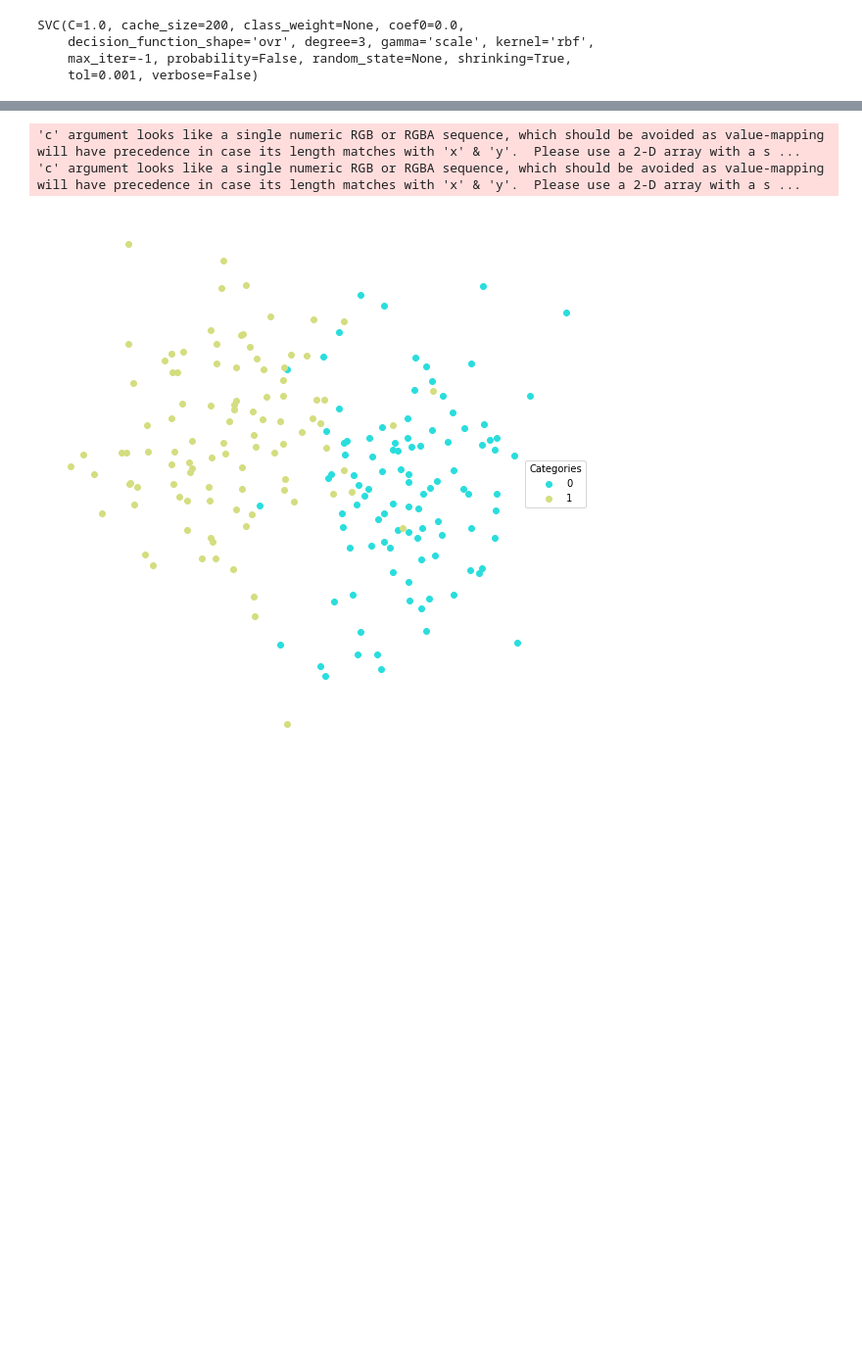
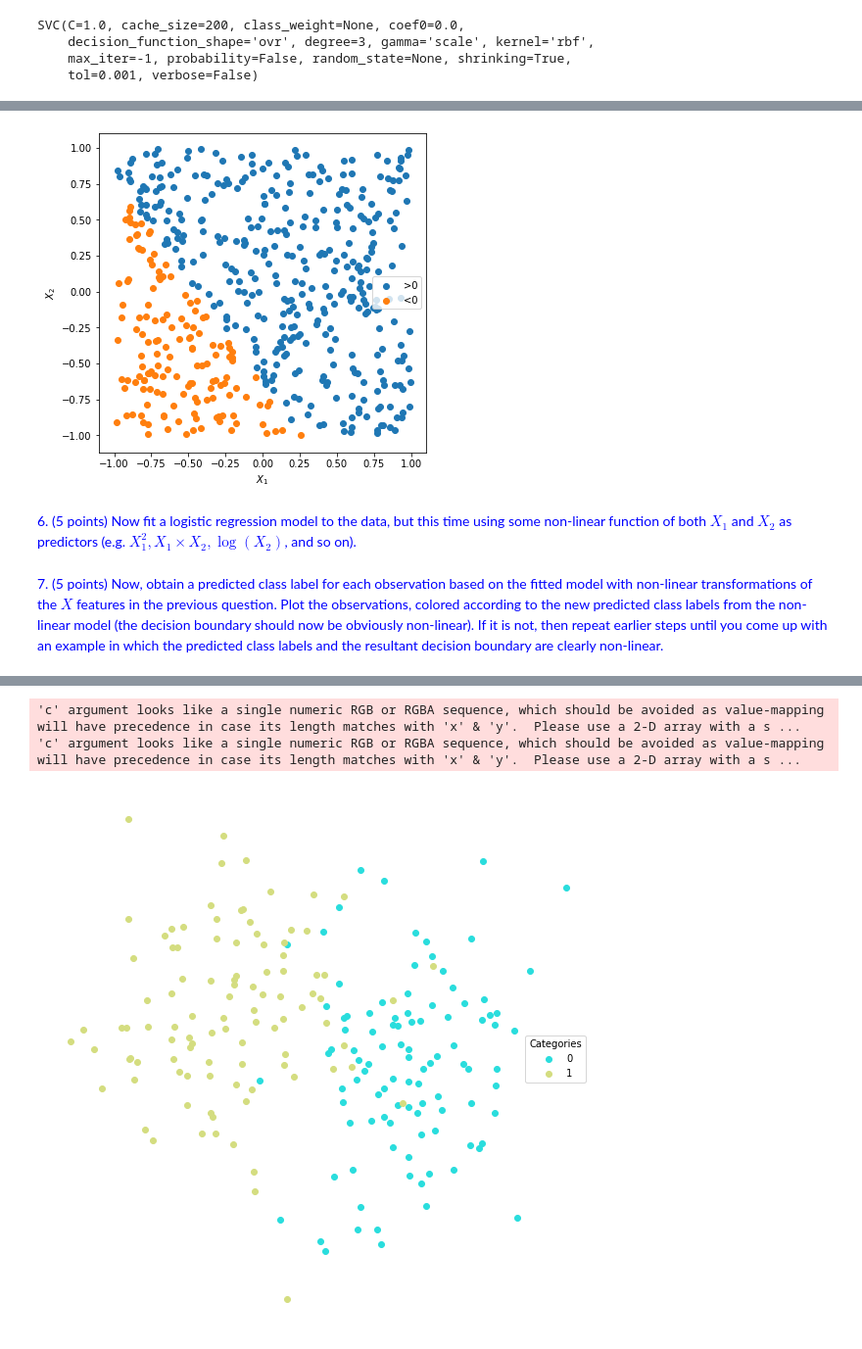
Before and after one commit to anuraag94/problem-set-6, a Jupyter notebook: Regina_Catipon_HW6.ipynb, the cells around one changed output, grey strips where cells are left out. Shown: that part at 98% size. Drawn from its saved outputs; the diff is of its cells as text; code cells hidden in the pictures; blank space fills up the shorter version.

```diff
--- a/Regina_Catipon_HW6.ipynb
+++ b/Regina_Catipon_HW6.ipynb
@@ -229,0 +166,3 @@ In class we learned that in the case of data that is just barely linearly separa
+# %%
+# have to stack x1 and x2 for log reg
+linear_prep = np.stack((x1, x2), axis=1)
@@ -229,0 +182,19 @@ In class we learned that in the case of data that is just barely linearly separa
+# %%
+#predict classes
+pred_log = log_reg.predict(linear_prep)
+# %%
+#plot classes
+fig, ax = plt.subplots(figsize = (6,6))
+pallet = seaborn.color_palette(palette='rainbow', n_colors= 2)
+plt.scatter(x1[pred_log],x2[pred_log])
+plt.scatter(x1[~pred_log],x2[~pred_log])
+ax.legend(['>0','<0'], loc = 'center right')
+ax.axis('on')
+plt.xlabel('$X_1$')
+plt.ylabel('$X_2$')
+plt.show()
+plt.close()
+# %% [output]
+[figure, added]
+# %% [markdown]
+<span style="color:blue">6. <span style="color:blue">(5 points) Now fit a logistic regression model to the data, but this time using some non-linear function of both $X_1$ and $X_2$ as predictors (e.g. $X_1^2, X_1 \times X_2, \log(X_2)$, and so on).
@@ -229,0 +209,2 @@ In class we learned that in the case of data that is just barely linearly separa
+# %% [markdown]
+<span style="color:blue">7. (5 points) Now, obtain a predicted class label for each observation based on the fitted model with non-linear transformations of the $X$ features in the previous question. Plot the observations, colored according to the new predicted class labels from the non-linear model (the decision boundary should now be obviously non-linear). If it is not, then repeat earlier steps until you come up with an example in which the predicted class labels and the resultant decision boundary are clearly non-linear.
```
Also changed, not shown: parts of 66 cells of this notebook.
